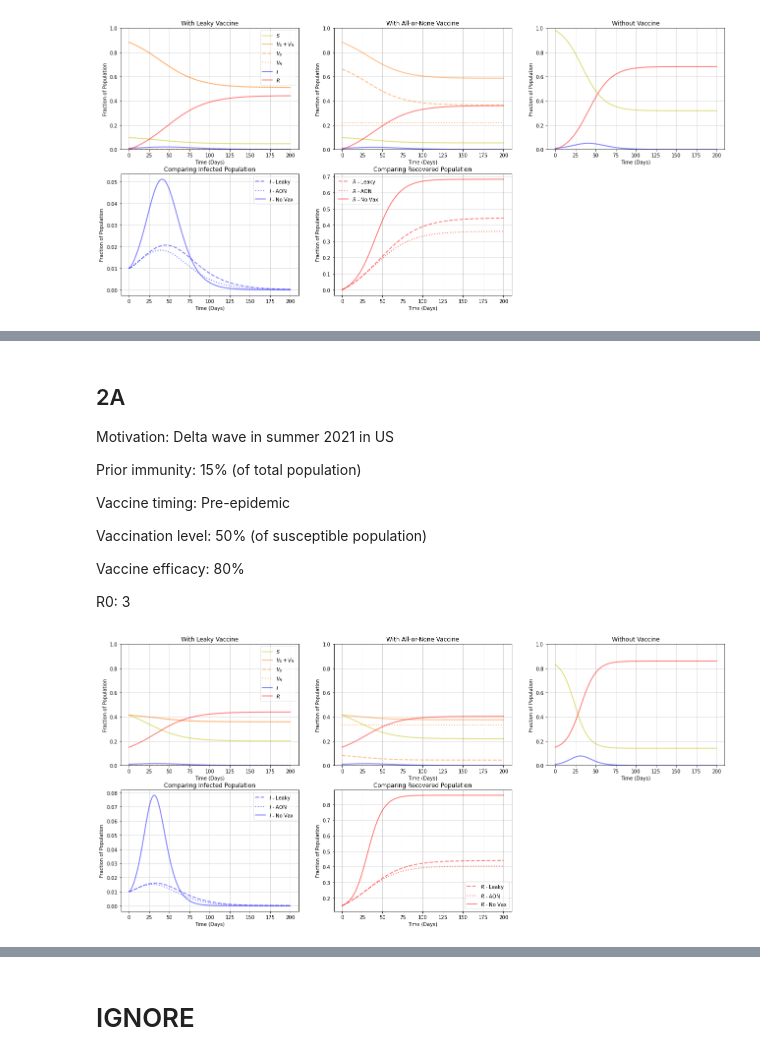
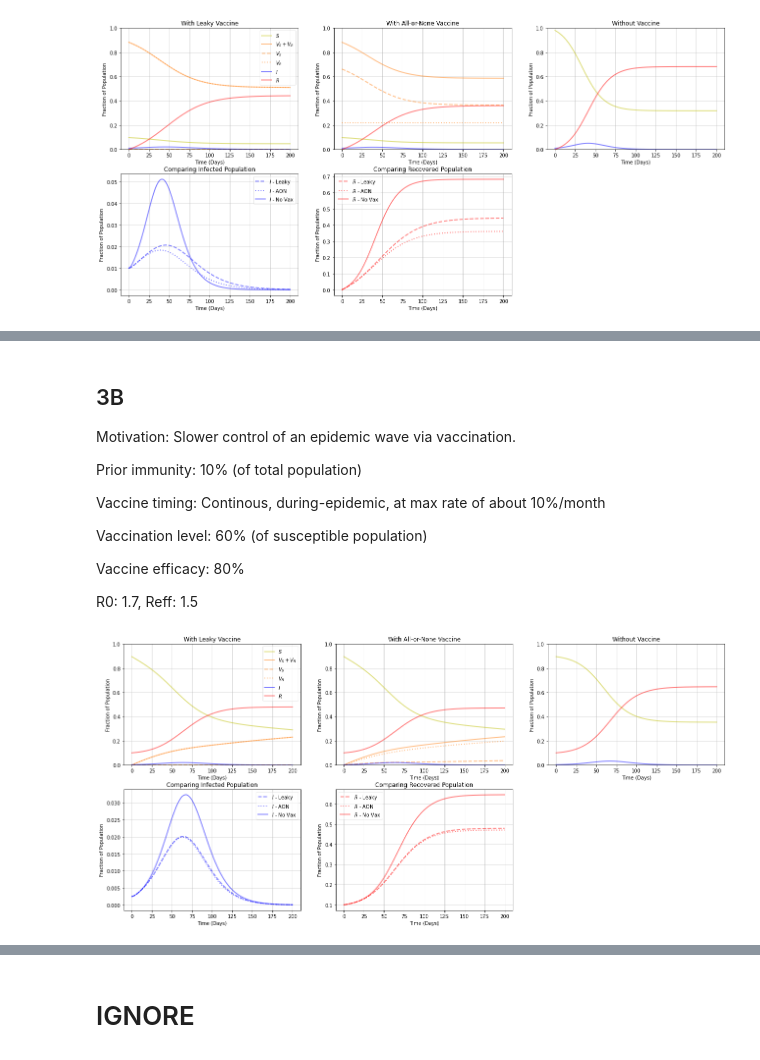
Before and after one commit to anjalika-nande/VaccineEfficacy, a Jupyter notebook: WORKING/Scenarios_contvax_timeseries.ipynb, the cells around one changed output, grey strips where cells are left out. Saved outputs shown, nothing was run; the diff lists cells and outputs as text; code cells hidden in the pictures.

Commit message:
Modified COVID vaccination scenarios

```diff
--- a/WORKING/Scenarios_contvax_timeseries.ipynb
+++ b/WORKING/Scenarios_contvax_timeseries.ipynb
@@ -215,47 +345,49 @@ plot_timeseries(sol.y, sim_leaky_0_below, sim_aon_0_below, savefig=False)
 # %% [markdown]
-## 2A
+## 3B
 
-Motivation: Delta wave in summer 2021 in US
+Motivation: Slower control of an epidemic wave via vaccination.
 
-Prior immunity: 15% (of total population)
+Prior immunity: 10% (of total population)
 
-Vaccine timing: Pre-epidemic
+Vaccine timing: Continous, during-epidemic, at max rate of about 10%/month
 
-Vaccination level: 50% (of susceptible population)
+Vaccination level: 60% (of susceptible population)
 
 Vaccine efficacy: 80%
 
-R0: 3
+R0: 1.7, Reff: 1.5
 # %%
 ### define parameter values
-sigma = 1/4; gamma = 1/4; R0 = 2.5; beta = R0 * gamma; t = 200
+sigma = 1/4; gamma = 1/4; R0 = 1.7; beta = R0 * gamma; t = 200
 #fc = 1/eps * (1 - 1/R0)
 
 # initial conditions based on prior immunity
-s0 = 0.83; e0 = 0.01; i0 = 0.01; r0 = 0.15
+e0 = 0.0025; i0 = 0.0025; r0 = 0.1
+s0=1-r0-e0-i0
 y0 = [s0, e0, i0, r0]
 
 # vaccine efficacy
 eps = 0.8
 
 # vaccine timing
-tv = -1
-#v = 0.02 # ln2 / 30.5 (half of S vaccinated by 30 days?)
+tv = -1 # start vaccinating at the beginning
+v = 0.1/30 # 1% (of susceptible) per day max rate
+# calculated by v*s0 = 0.01, or should it just be v = 0.01?
 
 # vaccination level
-fv = s0 * 0.5
+fv = s0 * 0.6
 
 # no vaccination
 sol = solve_ivp(seir_ivp, [0, t], y0, args=(beta, sigma, gamma), dense_output=True, t_eval = np.linspace(0, t, t+1))
 
 ### run model - instantaneous vaccination
 # leaky
-sim_leaky_0_below = run_modified_seir_ivp(y0, t, tv, beta, sigma, gamma, fv, eps, mode = 'leaky')
+sim_leaky_0_below = run_modified_seir_ivp_cont(y0, t, tv, beta, sigma, gamma, fv, eps, v, mode = 'leaky')
 
 # aon
-sim_aon_0_below = run_modified_seir_ivp(y0, t, tv, beta, sigma, gamma, fv, eps, mode = 'aon')
+sim_aon_0_below = run_modified_seir_ivp_cont(y0, t, tv, beta, sigma, gamma, fv, eps, v, mode = 'aon')
 
 ### plot time-series plot
 plot_timeseries(sol.y, sim_leaky_0_below, sim_aon_0_below, savefig=False)
 # %% [output]
-[figure, old version]
+[figure, new version]
```
Also changed, not shown: parts of 21 cells of this notebook.
